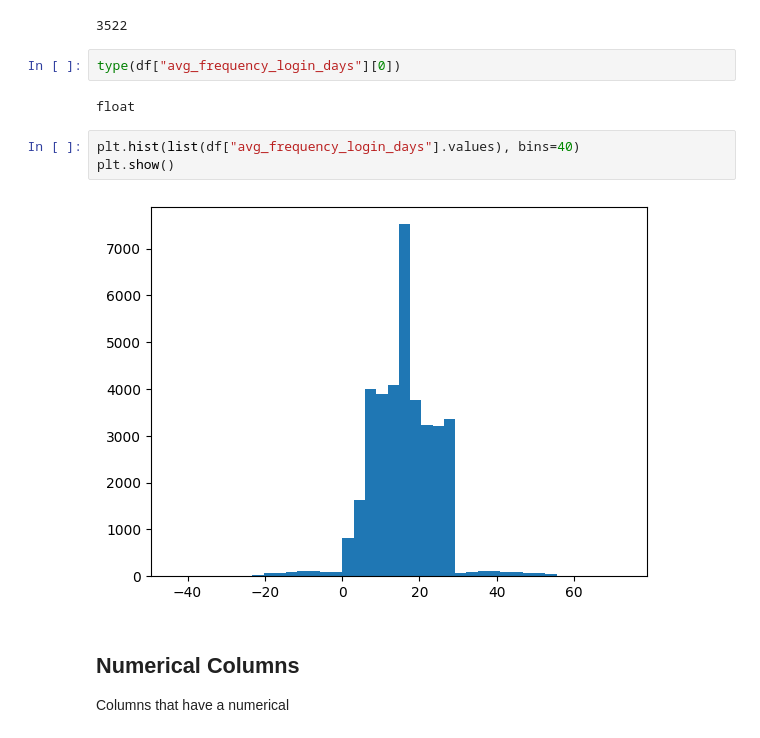
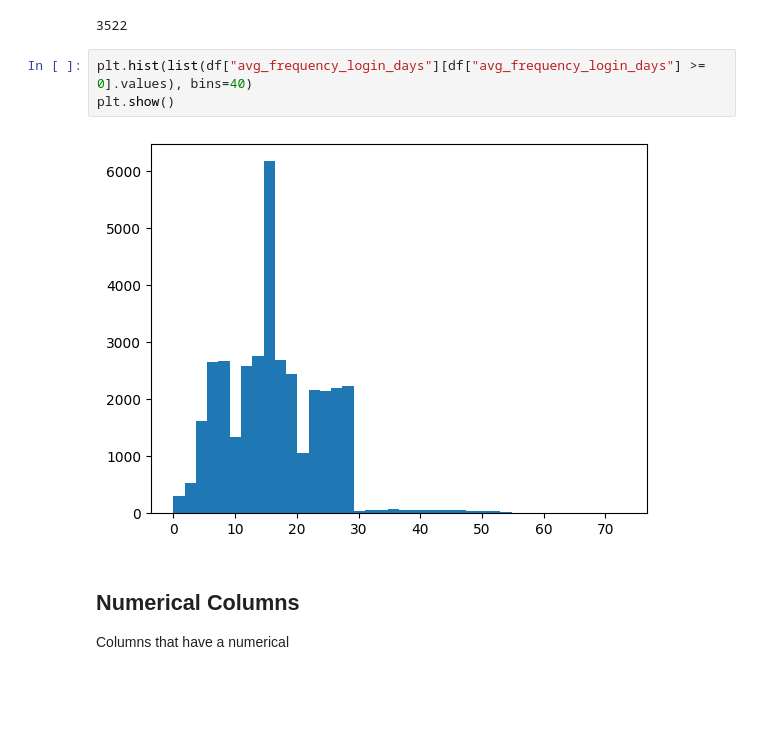
Before and after one commit to aviraljain99/customer-churn-analysis, a Jupyter notebook: dataset_eda.ipynb, the cells around one changed output. Saved outputs shown, nothing was run; the diff lists cells and outputs as text; blank space fills up the shorter version.

```diff
--- a/dataset_eda.ipynb
+++ b/dataset_eda.ipynb
@@ -129,15 +126,11 @@ print(number_of_na_in_avg_frequency_login_days)
 df["avg_frequency_login_days"] = df["avg_frequency_login_days"].fillna(df["avg_frequency_login_days"].mean())
 # %% [output]
 3522
-# %%
-type(df["avg_frequency_login_days"][0])
-# %% [output]
-float
 # %%
-plt.hist(list(df["avg_frequency_login_days"].values), bins=40)
+plt.hist(list(df["avg_frequency_login_days"][df["avg_frequency_login_days"] >= 0].values), bins=40)
 plt.show()
 # %% [output]
-[figure, old version]
+[figure, new version]
 # %% [markdown]
 ## Numerical Columns
 
```
Also changed, not shown: parts of 33 cells of this notebook.
